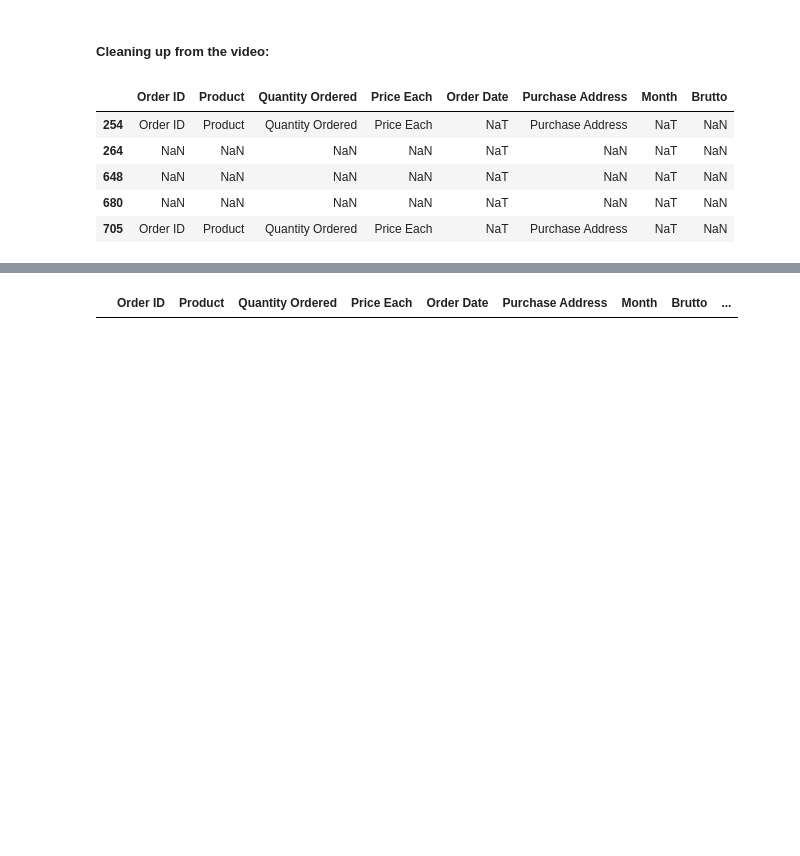
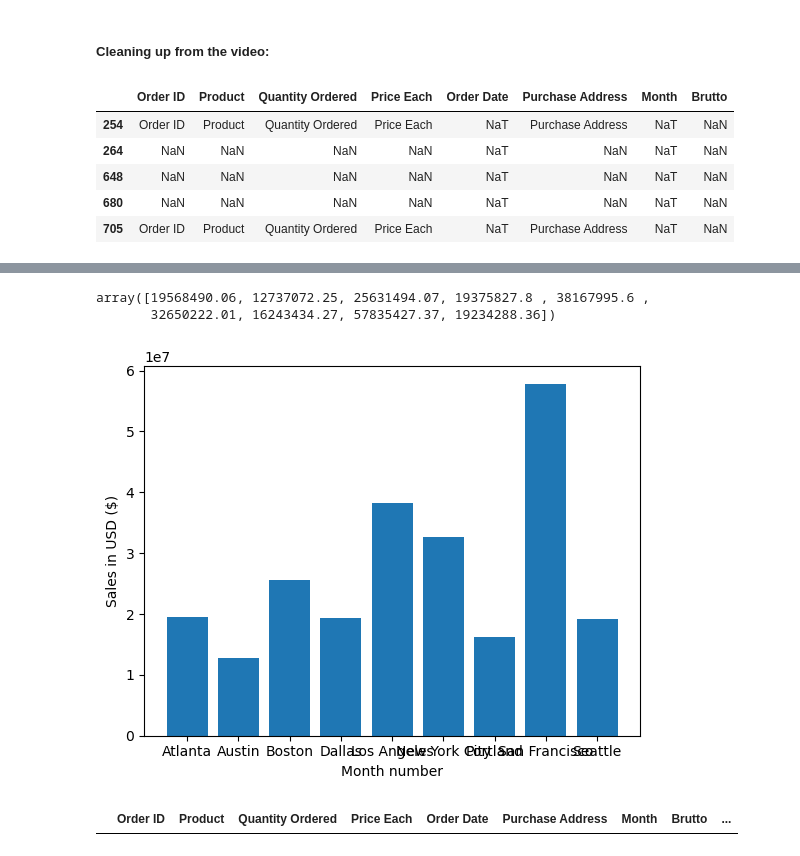
Before and after one commit to vlzsombor/real_ds, a Jupyter notebook: SalesAnalysis/Analysis.ipynb, the cells around one changed output, grey strips where cells are left out. Cells and saved outputs as stored; diff of their text form; code cells hidden in the pictures; blank space fills up the shorter version.

```diff
--- a/SalesAnalysis/Analysis.ipynb
+++ b/SalesAnalysis/Analysis.ipynb
@@ -277,6 +285,8 @@ Successfully installed probableparsing-0.0.1 python-crfsuite-0.9.10 usaddress-0.
 import usaddress
 
 cities = usaddress.tag(merged_df['Purchase Address'].iloc[0])[0]['PlaceName']
-merged_df['City'] =merged_df['Purchase Address'].apply(lambda x: usaddress.tag(x)[0][0]['PlaceName'])
-print()
+test =merged_df.iloc[0:10]['Purchase Address'].apply(lambda x: usaddress.tag(x))
+print(test.get(0))
+
+merged_df['TEST2'] =merged_df['Purchase Address'].apply(lambda x: usaddress.tag(x)[0].get('PlaceName'))
 # %% [output]
@@ -283,0 +295,2 @@ KeyError: 0
+# %%
+merged_df['City'] = merged_df['TEST2']
@@ -284,3 +318,18 @@ KeyError: 0
+# %%
+groupBy = merged_df.groupby('City').sum('Brutto')
+
+groupBy.loc[groupBy.idxmax()]
+# %% [output]
+array([19568490.06, 12737072.25, 25631494.07, 19375827.8 , 38167995.6 ,
+       32650222.01, 16243434.27, 57835427.37, 19234288.36])
+# %%
+plt.bar(groupBy.index, groupBy.values.flatten(), width=0.8)  # Adjust the width parameter
+
+plt.ylabel('Sales in USD ($)')
+plt.xlabel('Month number')
+plt.show()
+# %% [output]
+[figure, added]
 # %%
 merged_df['Cities']
 
```
Also changed, not shown: parts of 15 cells of this notebook.
